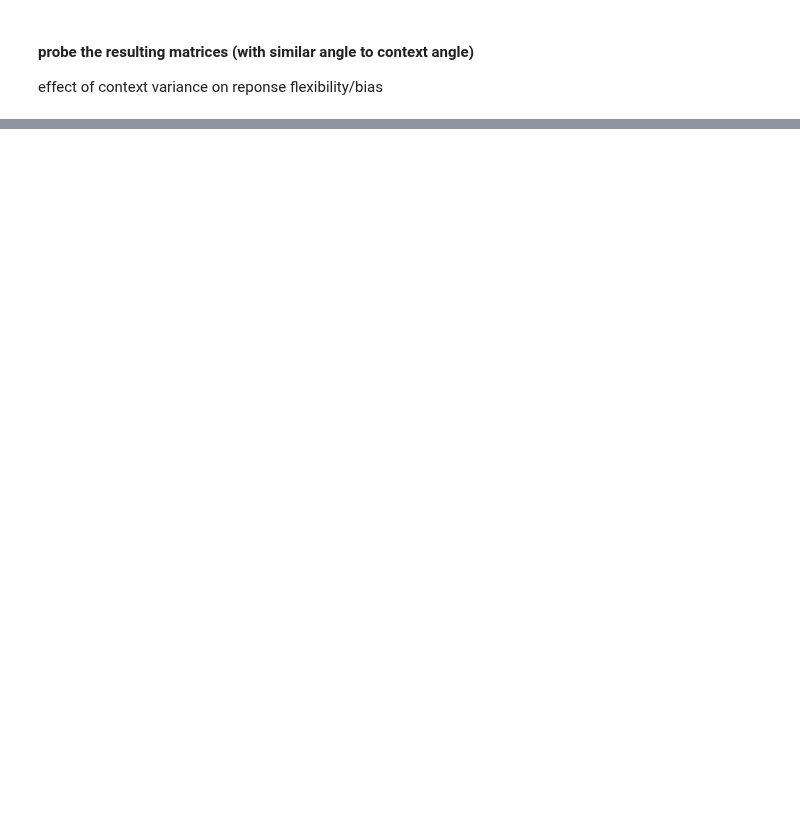
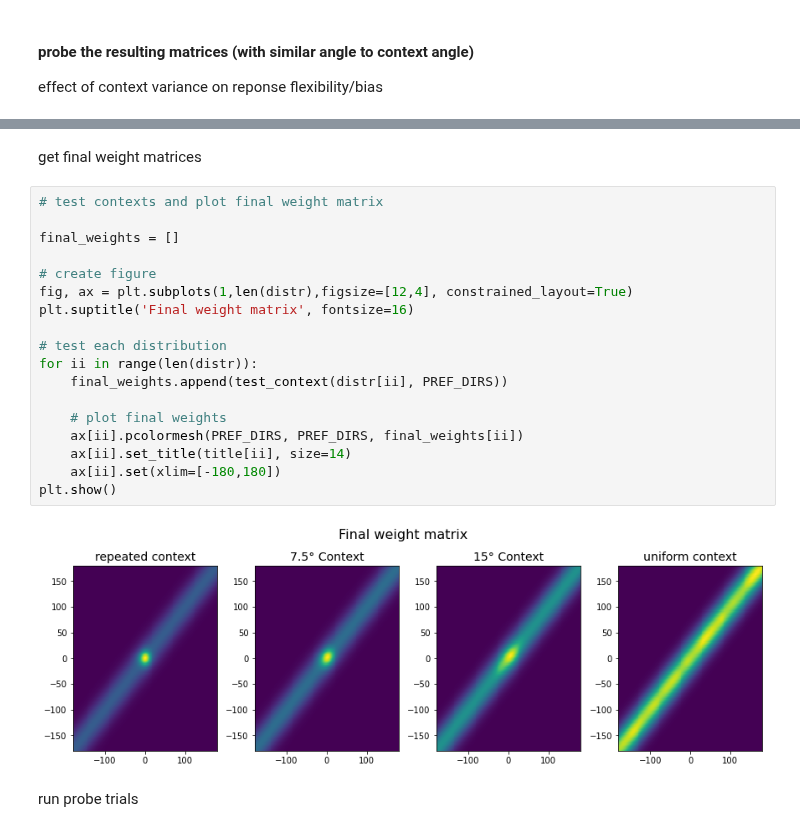
Before and after one commit to mwprestonjr/verstynen_2011_rpl, a Jupyter notebook: notebooks/verstynen_2011.ipynb, the cells around one changed output, grey strips where cells are left out. Cells and saved outputs as stored; diff of their text form; blank space fills up the shorter version.

```diff
--- a/notebooks/verstynen_2011.ipynb
+++ b/notebooks/verstynen_2011.ipynb
@@ -716,0 +750,24 @@ Error in decoded movement angle:
+# %% [markdown]
+get final weight matrices
+# %%
+# test contexts and plot final weight matrix
+
+final_weights = []
+
+# create figure
+fig, ax = plt.subplots(1,len(distr),figsize=[12,4], constrained_layout=True)
+plt.suptitle('Final weight matrix', fontsize=16)
+
+# test each distribution
+for ii in range(len(distr)):
+    final_weights.append(test_context(distr[ii], PREF_DIRS))
+
+    # plot final weights
+    ax[ii].pcolormesh(PREF_DIRS, PREF_DIRS, final_weights[ii])
+    ax[ii].set_title(title[ii], size=14)
+    ax[ii].set(xlim=[-180,180])
+plt.show()
+# %% [output]
+[figure, added]
+# %% [markdown]
+run probe trials
```
Also changed, not shown: parts of 11 cells of this notebook.
